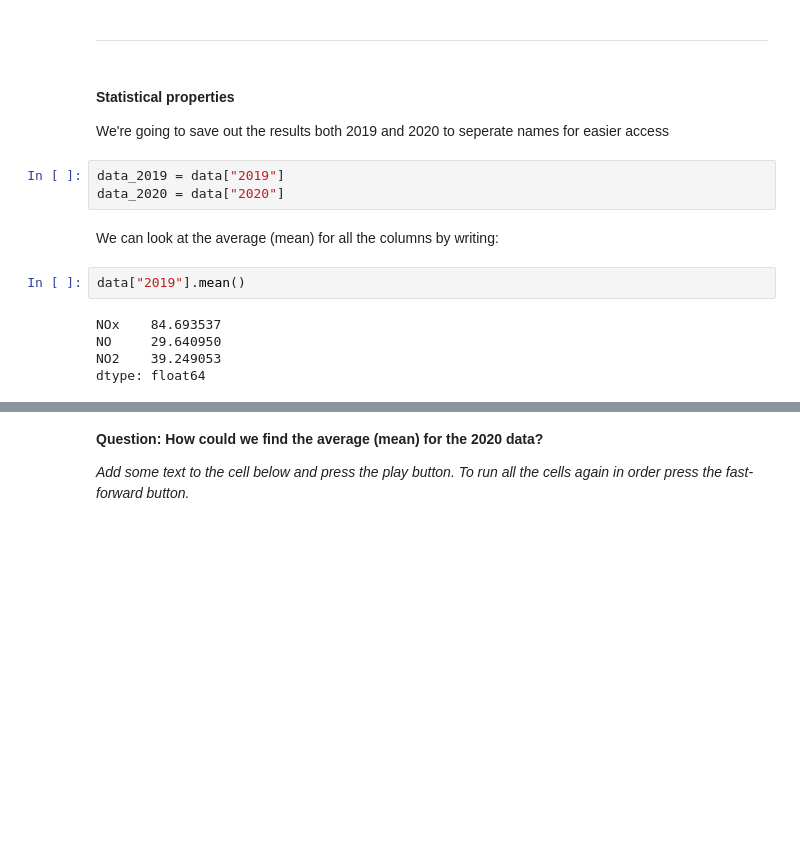
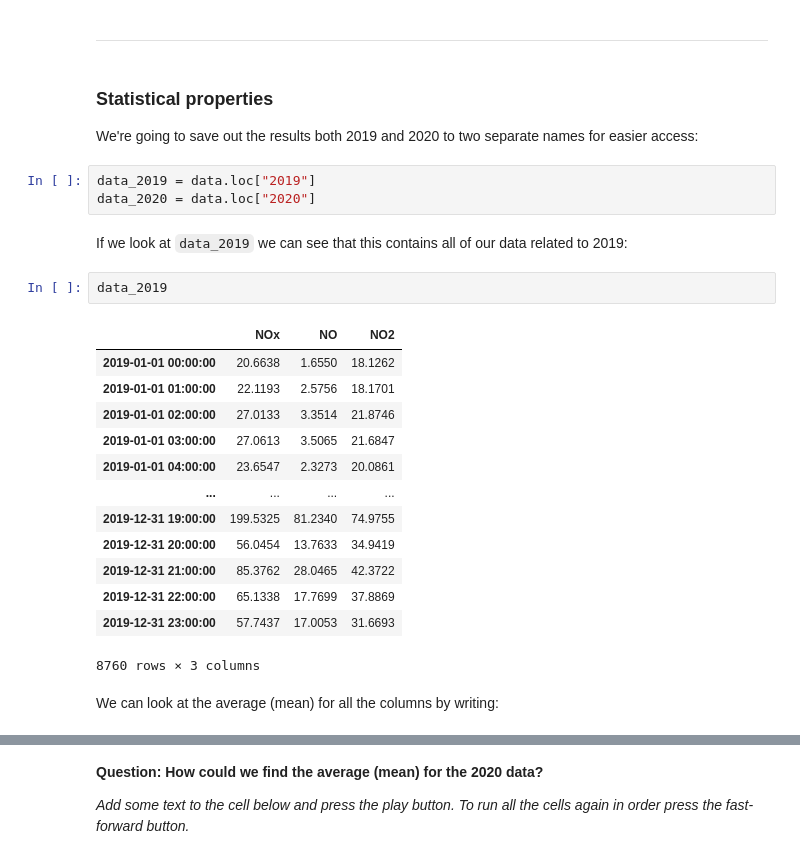
Before and after one commit to bri-sc/demo-sci-comp, a Jupyter notebook: 01_Demo_Scientific_Computing.ipynb, the cells around one changed output, grey strips where cells are left out. Cells and saved outputs as stored; diff of their text form; blank space fills up the shorter version.

```diff
--- a/Scientific_Computing_Demo.ipynb
+++ b/01_Demo_Scientific_Computing.ipynb
@@ -77,10 +77,28 @@ data["2017"]
 # %% [markdown]
 ---
 # %% [markdown]
-#### Statistical properties
+### Statistical properties
 
-We're going to save out the results both 2019 and 2020 to seperate names for easier access
+We're going to save out the results both 2019 and 2020 to two separate names for easier access:
 # %%
-data_2019 = data["2019"]
-data_2020 = data["2020"]
+data_2019 = data.loc["2019"]
+data_2020 = data.loc["2020"]
+# %% [markdown]
+If we look at `data_2019` we can see that this contains all of our data related to 2019:
+# %%
+data_2019
+# %% [output]
+|  | NOx | NO | NO2 |
+| 2019-01-01 00:00:00 | 20.6638 | 1.6550 | 18.1262 |
+| 2019-01-01 01:00:00 | 22.1193 | 2.5756 | 18.1701 |
+| 2019-01-01 02:00:00 | 27.0133 | 3.3514 | 21.8746 |
+| 2019-01-01 03:00:00 | 27.0613 | 3.5065 | 21.6847 |
+| 2019-01-01 04:00:00 | 23.6547 | 2.3273 | 20.0861 |
+| ... | ... | ... | ... |
+| 2019-12-31 19:00:00 | 199.5325 | 81.2340 | 74.9755 |
+| 2019-12-31 20:00:00 | 56.0454 | 13.7633 | 34.9419 |
+| 2019-12-31 21:00:00 | 85.3762 | 28.0465 | 42.3722 |
+| 2019-12-31 22:00:00 | 65.1338 | 17.7699 | 37.8869 |
+| 2019-12-31 23:00:00 | 57.7437 | 17.0053 | 31.6693 |
+8760 rows × 3 columns
 # %% [markdown]
@@ -87,8 +107 @@ data_2020 = data["2020"]
 We can look at the average (mean) for all the columns by writing:
-# %%
-data["2019"].mean()
-# %% [output]
-NOx    84.693537
-NO     29.640950
-NO2    39.249053
-dtype: float64
```
Also changed, not shown: parts of 5 cells of this notebook.
